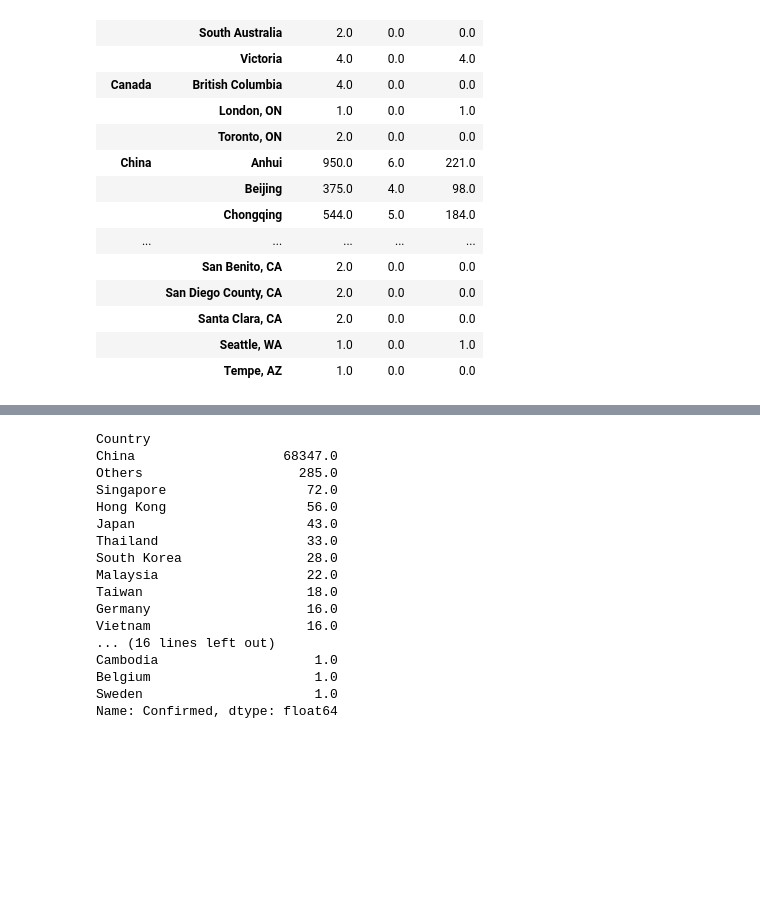
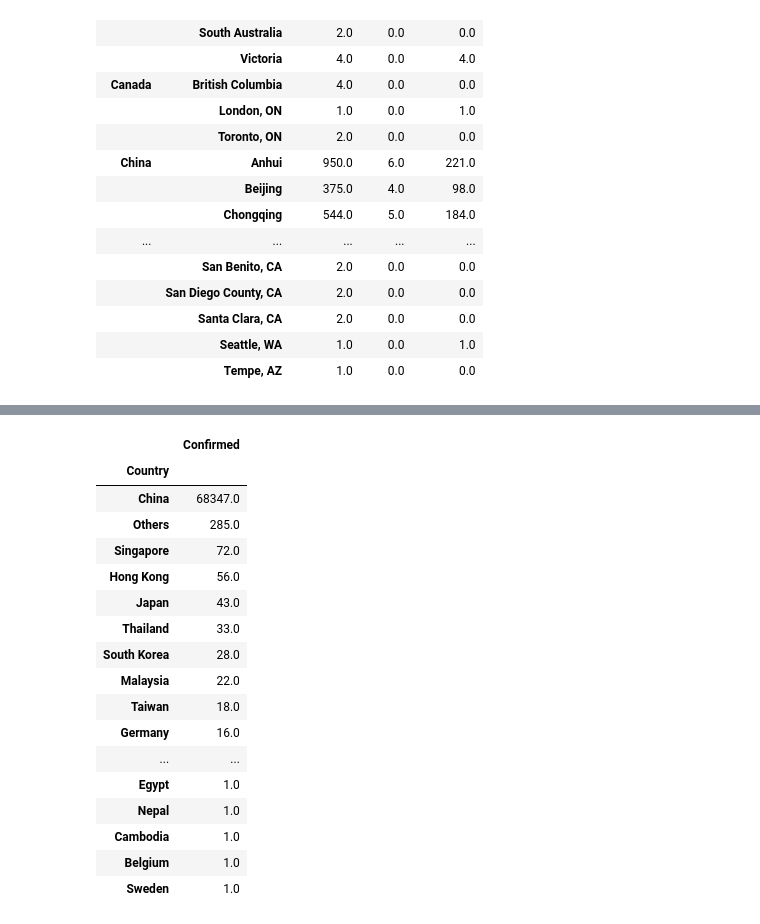
Before and after one commit to ujjawalpoudel/coronaVirusVisualization, a Jupyter notebook: coronaVirus.ipynb, the cells around one changed output, grey strips where cells are left out. Cells and saved outputs as stored; diff of their text form; code cells hidden in the pictures; blank space fills up the shorter version.

```diff
--- a/coronaVirus.ipynb
+++ b/coronaVirus.ipynb
@@ -144,21 +137,23 @@ Name: Recovered, dtype: float64
 # %%
 # Confirm Case
-data_latest.groupby('Country')['Confirmed'].sum().sort_values(ascending=False)
+confirmFilter = pd.DataFrame(data_latest.groupby('Country')['Confirmed'].sum().sort_values(ascending=False))
+confirmFilter[confirmFilter['Confirmed']>0]
 # %% [output]
-Country
-China                   68347.0
-Others                    285.0
-Singapore                  72.0
-Hong Kong                  56.0
-Japan                      43.0
-Thailand                   33.0
-South Korea                28.0
-Malaysia                   22.0
-Taiwan                     18.0
-Germany                    16.0
-Vietnam                    16.0
-... (16 lines left out)
-Cambodia                    1.0
-Belgium                     1.0
-Sweden                      1.0
-Name: Confirmed, dtype: float64
+|  | Confirmed |
+| Country |  |
+| China | 68347.0 |
+| Others | 285.0 |
+| Singapore | 72.0 |
+| Hong Kong | 56.0 |
+| Japan | 43.0 |
+| Thailand | 33.0 |
+| South Korea | 28.0 |
+| Malaysia | 22.0 |
+| Taiwan | 18.0 |
+| Germany | 16.0 |
+| ... | ... |
+| Egypt | 1.0 |
+| Nepal | 1.0 |
+| Cambodia | 1.0 |
+| Belgium | 1.0 |
+| Sweden | 1.0 |
```
Also changed, not shown: parts of 2 cells of this notebook.
